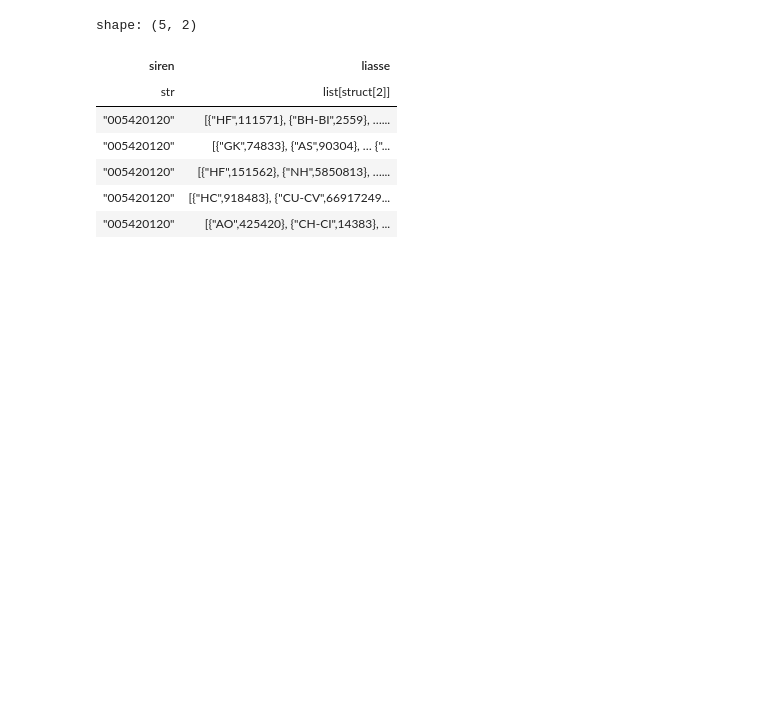
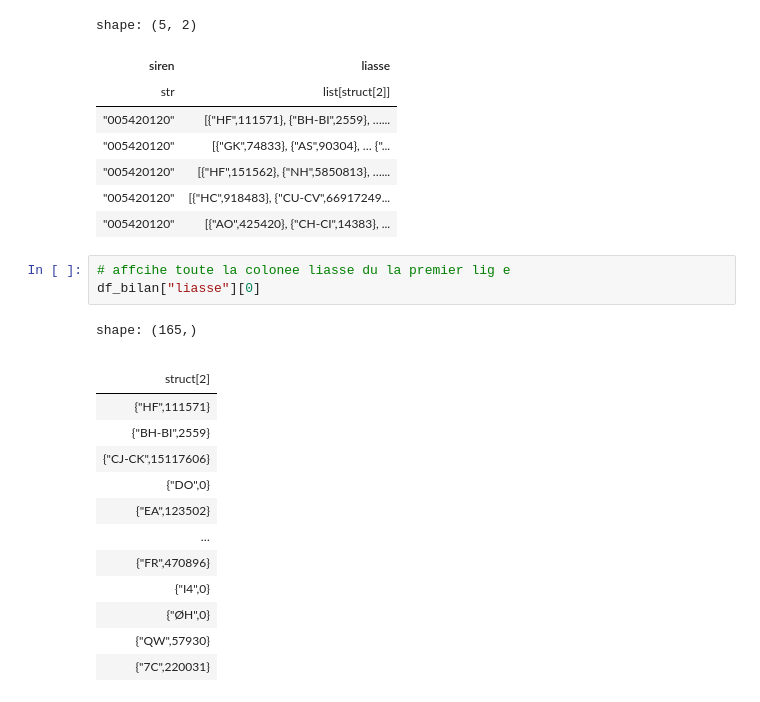
Before and after one commit to ugozchi/AS_Supervised_Learning, a Jupyter notebook: Notebooks/00_Sandbox.ipynb, the cells around one changed output. Cells and saved outputs as stored; diff of their text form; blank space fills up the shorter version.

```diff
--- a/Notebooks/00_Sandbox.ipynb
+++ b/Notebooks/00_Sandbox.ipynb
@@ -266,3 +266,21 @@ shape: (5, 2)
 | "005420120" | [{"HF",151562}, {"NH",5850813}, …... |
 | "005420120" | [{"HC",918483}, {"CU-CV",66917249... |
 | "005420120" | [{"AO",425420}, {"CH-CI",14383}, ... |
+# %%
+# affcihe toute la colonee liasse du la premier lig e
+df_bilan["liasse"][0]
+# %% [output]
+shape: (165,)
+|  |
+| struct[2] |
+| {"HF",111571} |
+| {"BH-BI",2559} |
+| {"CJ-CK",15117606} |
+| {"DO",0} |
+| {"EA",123502} |
+| … |
+| {"FR",470896} |
+| {"I4",0} |
+| {"ØH",0} |
+| {"QW",57930} |
+| {"7C",220031} |
```
Also changed, not shown: 1 other file.
